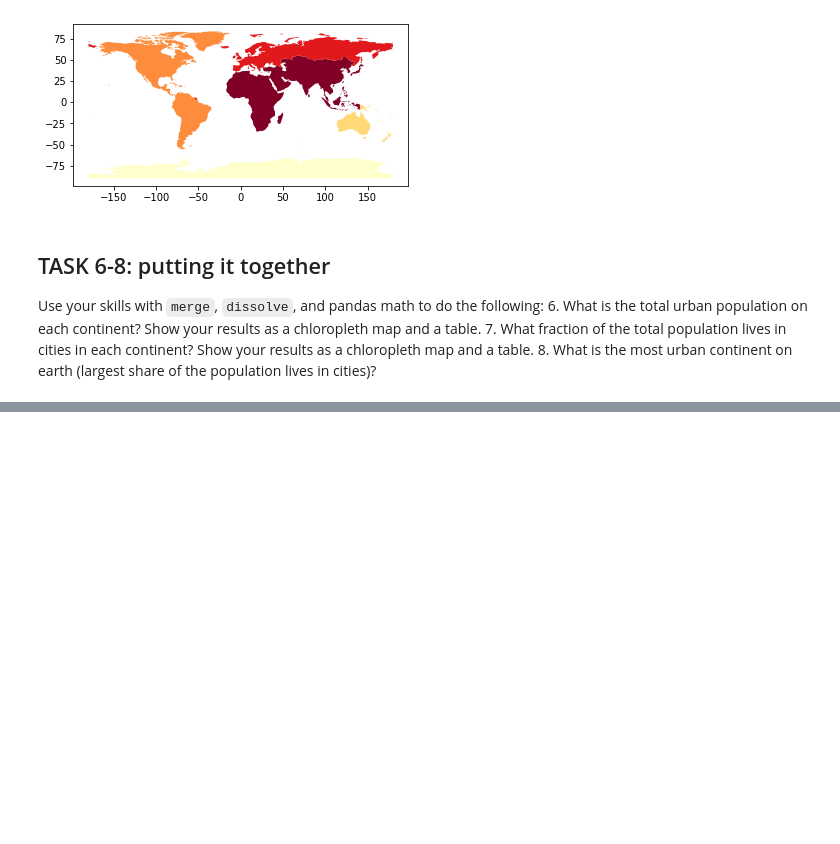
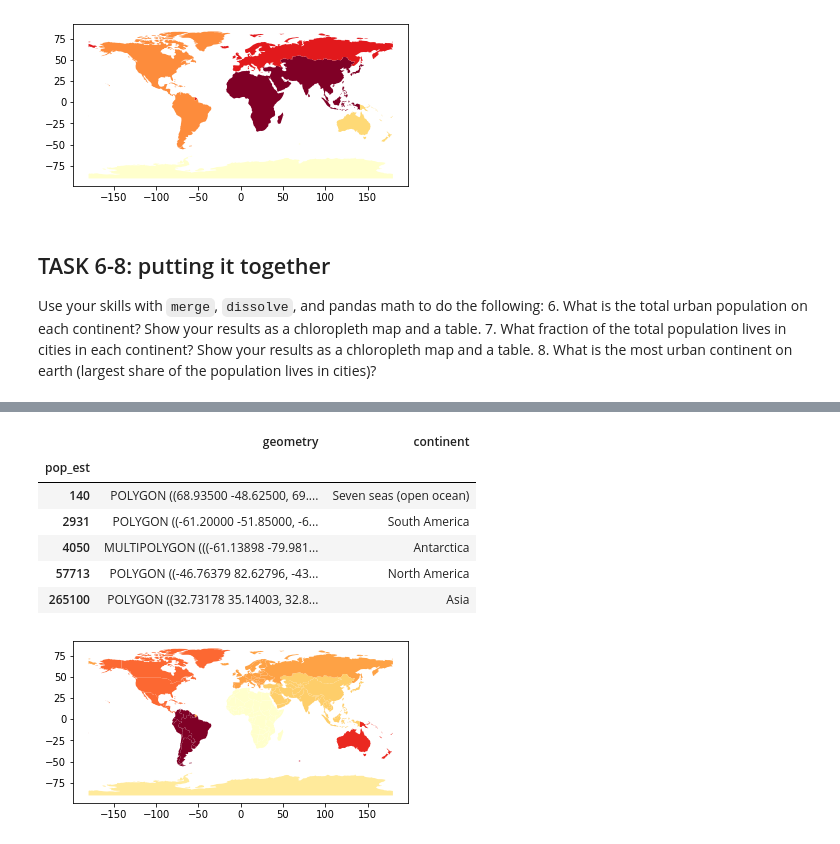
Before and after one commit to MarilynSmith1/EnvDatSci22, a Jupyter notebook: CodeSprints/VectorData101.ipynb, the cells around one changed output, grey strips where cells are left out. Saved outputs shown, nothing was run; the diff lists cells and outputs as text; code cells hidden in the pictures; blank space fills up the shorter version.

```diff
--- a/CodeSprints/VectorData101.ipynb
+++ b/CodeSprints/VectorData101.ipynb
@@ -728,0 +733,28 @@ Use your skills with `merge`, `dissolve`, and pandas math to do the following:
+# %%
+ # Task 6 code here:
+
+ #What is the total urban population on each continent
+
+# Re-read in the world dataset
+world = gpd.read_file(gpd.datasets.get_path('naturalearth_lowres'))
+
+# Select only the attributes we're interested in:
+world1 = world[['continent', 'geometry', 'pop_est']]
+
+# Dissolve into country aggregates, collecting the sum of other attributes
+#changed urban_pop and pop_est
+urban_pop = world1.dissolve(by='pop_est', aggfunc='sum')
+
+#continents.plot(column = 'pop_est', scheme='quantiles', cmap='YlOrRd');
+urban_pop.plot(column = 'continent', cmap='YlOrRd');
+#plt.legend()
+urban_pop.head()
+# %% [output]
+|  | geometry | continent |
+| pop_est |  |  |
+| 140 | POLYGON ((68.93500 -48.62500, 69.... | Seven seas (open ocean) |
+| 2931 | POLYGON ((-61.20000 -51.85000, -6... | South America |
+| 4050 | MULTIPOLYGON (((-61.13898 -79.981... | Antarctica |
+| 57713 | POLYGON ((-46.76379 82.62796, -43... | North America |
+| 265100 | POLYGON ((32.73178 35.14003, 32.8... | Asia |
+[figure, added]
```
Also changed, not shown: parts of 6 cells of this notebook.
